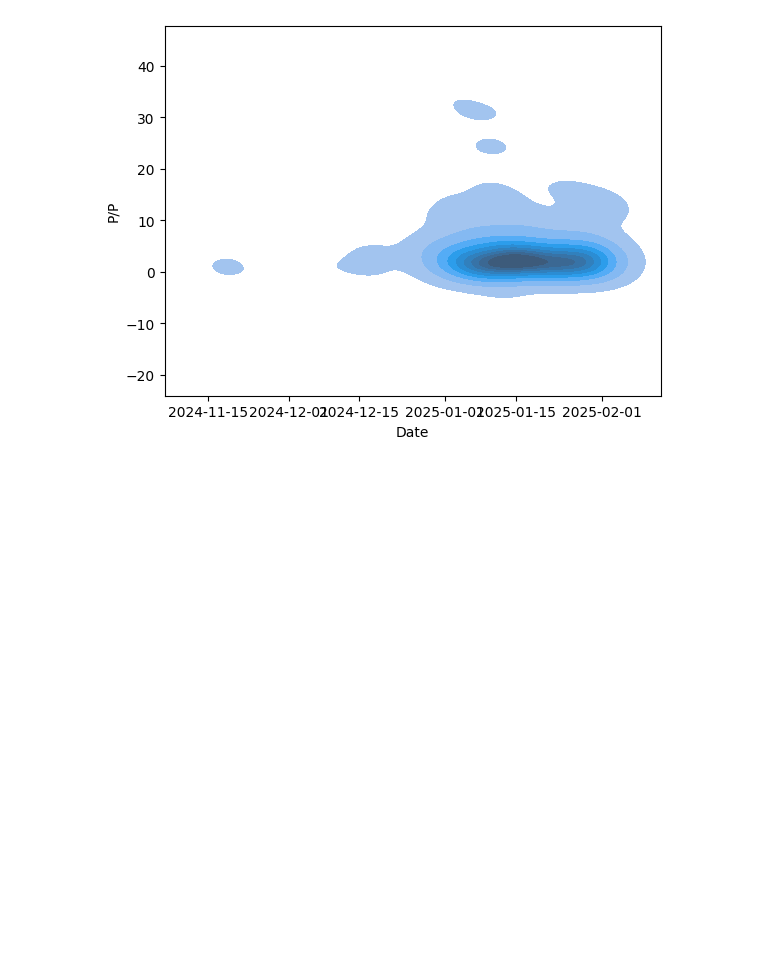
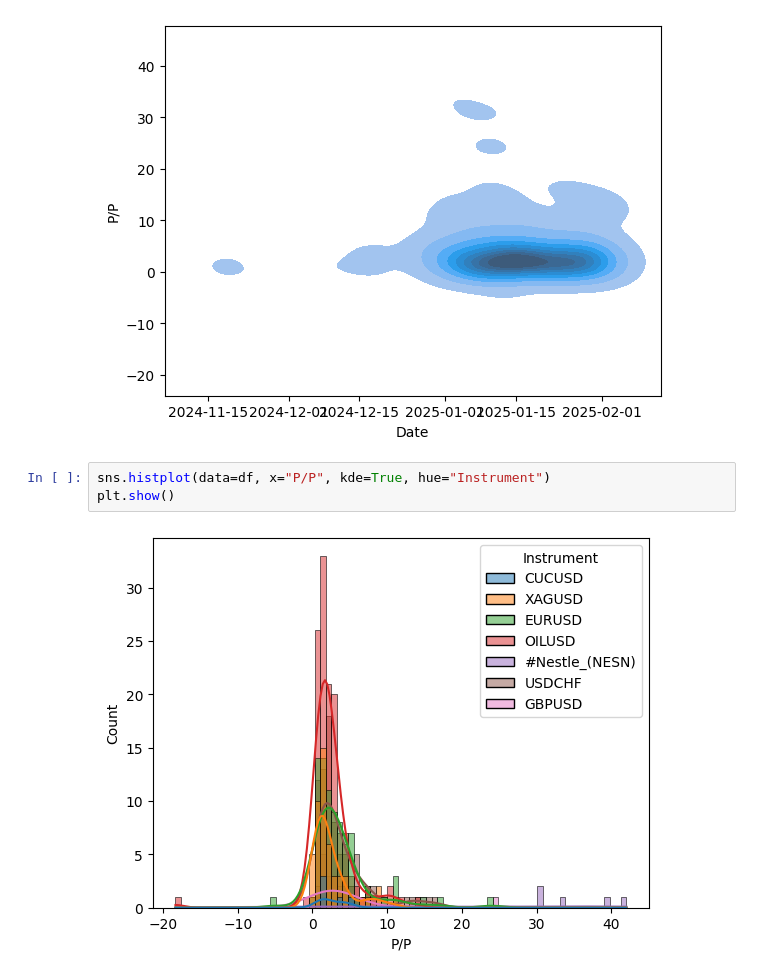
Before and after one commit to TerriblePepito/TerriblePepitostest, a Jupyter notebook: tradestypesdraft.ipynb, the cells around one changed output. Drawn from its saved outputs; the diff is of its cells as text; blank space fills up the shorter version.

```diff
--- a/tradestypesdraft.ipynb
+++ b/tradestypesdraft.ipynb
@@ -65,3 +65,8 @@ This will become an error in seaborn v0.14.0; please update your code.
 
   sns.kdeplot(data=df, x="Date", y="P/P", shade=True)
 [figure]
+# %%
+sns.histplot(data=df, x="P/P", kde=True, hue="Instrument")
+plt.show()
+# %% [output]
+[figure, added]
```
